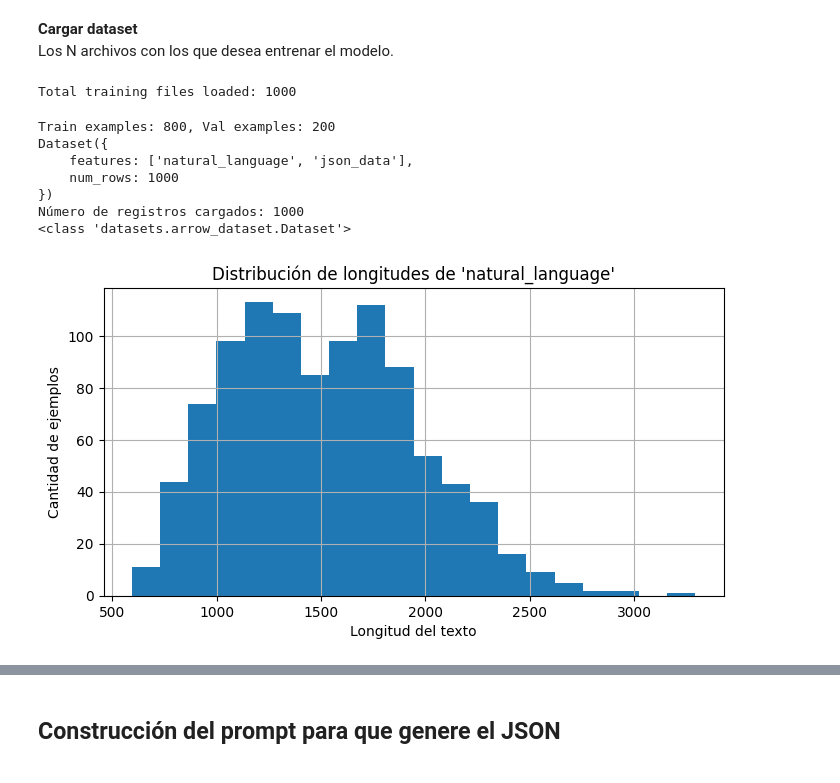
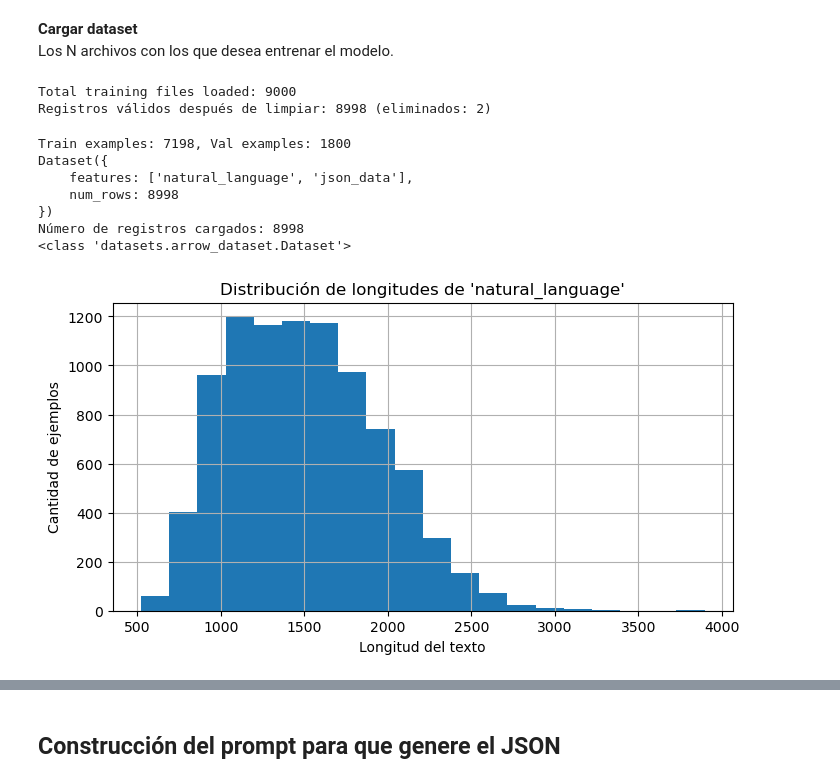
Before and after one commit to AndresNungo2007/competencia_PLN, a Jupyter notebook: train.ipynb, the cells around one changed output, grey strips where cells are left out. Saved outputs shown, nothing was run; the diff lists cells and outputs as text; code cells hidden in the pictures.

Commit message:
Ajustes de carga de la información y guardado, hiperparámetros

```diff
--- a/train.ipynb
+++ b/train.ipynb
@@ -75,7 +82,7 @@ Python 3.12.12
 ### Valores por defecto
 # %%
 # Directorios
-TOTAL_FILES_TO_TRAIN = 1 # aquí ponga el número total de archivos json que desea usar para entrenar
+TOTAL_FILES_TO_TRAIN = 9 # aquí ponga el número total de archivos json que desea usar para entrenar
 DATA_PATH = "data/train" # aqui ponga los archivos json de entrenamiento, descargados de la competencia
 OUTPUT_DIR = "output/results/v01"
 EXPECTED_JSON_FILE = "data/template/expected_output.json"
@@ -159,11 +166,24 @@ for file_name in files:
             raise ValueError(f"Formato no esperado en {file_name}")
 
 print(f"Total training files loaded: {len(raw_data)}")
+
+clean_data = []
+dropped = 0
+for item in raw_data:
+    natural = item.get("natural_language")
+    json_d = item.get("json_data")
+    if natural is None or natural == "" or json_d is None:
+        dropped += 1
+        continue
+    clean_data.append(item)
+
+print(f"Registros válidos después de limpiar: {len(clean_data)} (eliminados: {dropped})")
 # %% [output]
-Total training files loaded: 1000
+Total training files loaded: 9000
+Registros válidos después de limpiar: 8998 (eliminados: 2)
 # %%
 # convert to Hugging Face Dataset
-hf_dataset = Dataset.from_list(raw_data)
+hf_dataset = Dataset.from_list(clean_data)
 
 # split train / validation
 split = hf_dataset.train_test_split(test_size=TEST_SIZE, seed=GLB_SEED)
@@ -175,25 +195,29 @@ print(hf_dataset)
 print(f"Número de registros cargados: {len(hf_dataset)}")
 print(type(hf_dataset))
 # %% [output]
-Train examples: 800, Val examples: 200
+Train examples: 7198, Val examples: 1800
 Dataset({
     features: ['natural_language', 'json_data'],
-    num_rows: 1000
+    num_rows: 8998
 })
-Número de registros cargados: 1000
+Número de registros cargados: 8998
 <class 'datasets.arrow_dataset.Dataset'>
 # %%
 # Obtener longitudes de texto para ajustar MAX_LENGTH - histograma
-longitudes = [len(item["natural_language"]) for item in raw_data]
+longitudes = [
+    len(item["natural_language"])
+    for item in clean_data
+    if item.get("natural_language") is not None
+]  #Algunos registros tenían este campo en None
 plt.figure(figsize=(8, 4))
 plt.hist(longitudes, bins=20)  # puedes ajustar el número de bins
 plt.title("Distribución de longitudes de 'natural_language'")
 plt.xlabel("Longitud del texto")
 plt.ylabel("Cantidad de ejemplos")
 plt.grid(True)
 plt.show()
 # %% [output]
-[figure, old version]
+[figure, new version]
 # %%
 print("Cargando tokenizer y modelo (esto puede tardar)...")
 
```
Also changed, not shown: parts of 18 cells of this notebook.
